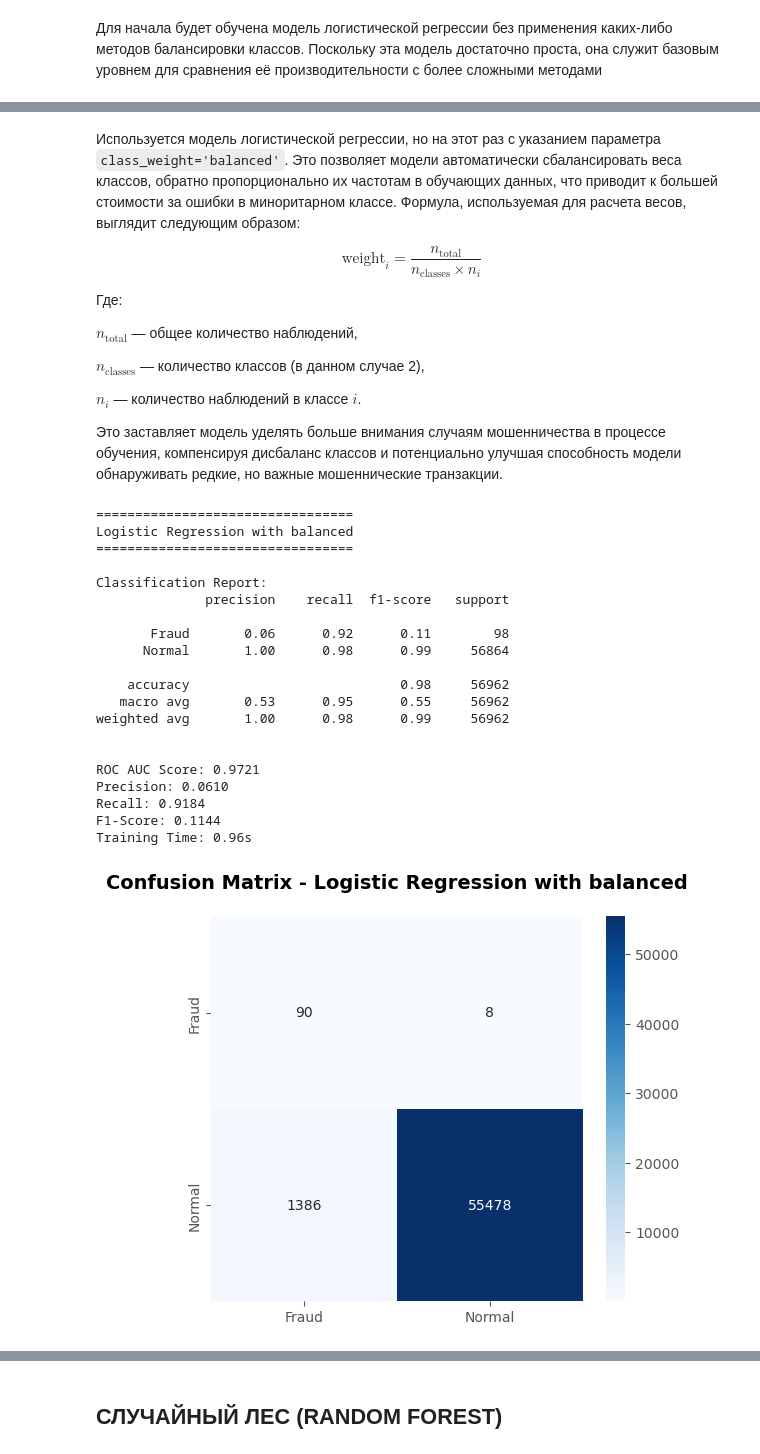
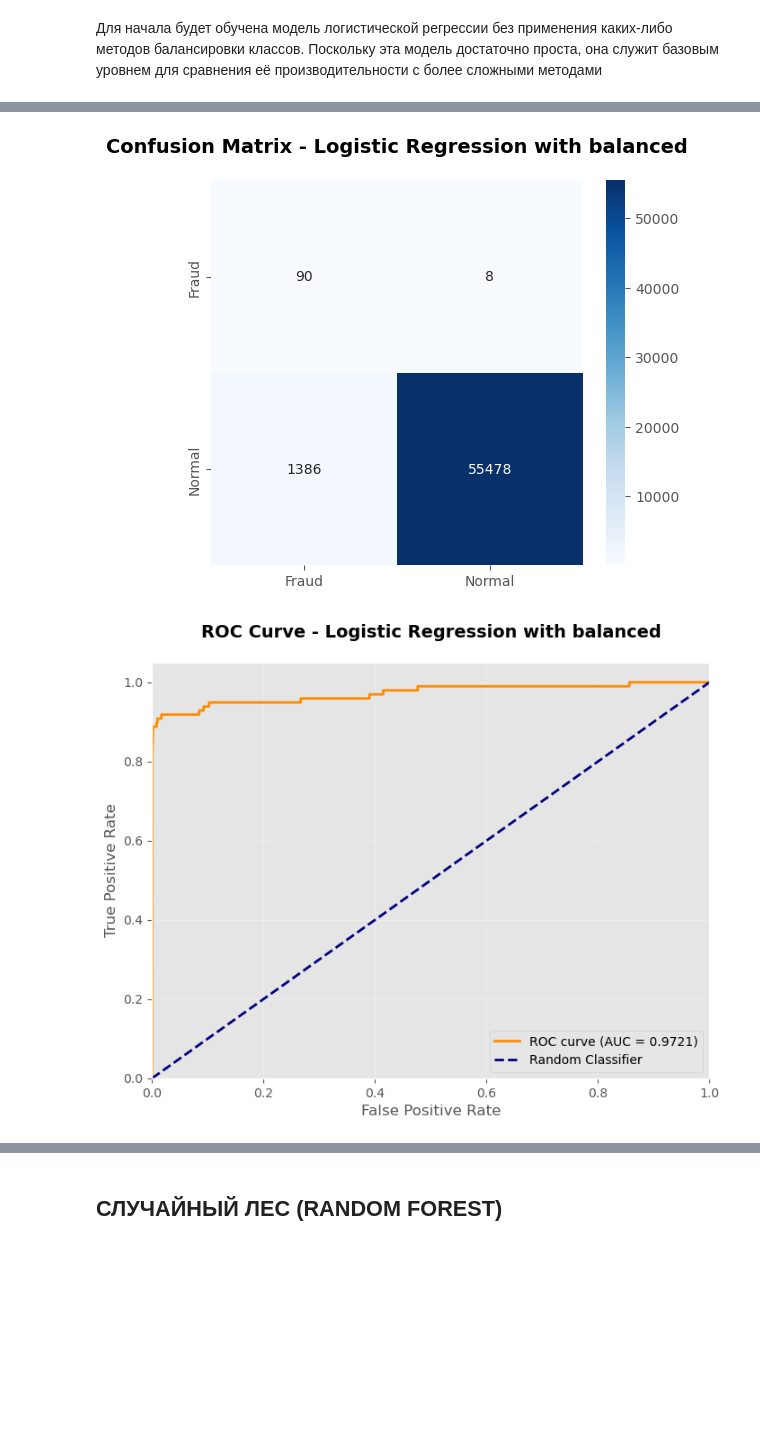
Before and after one commit to 0xJakuzya/Credit-Fraud-Detection, a Jupyter notebook: Part02 - Credit-Fraud-Detection - Predictive Model.ipynb, the cells around one changed output, grey strips where cells are left out. Drawn from its saved outputs; the diff is of its cells as text; code cells hidden in the pictures; blank space fills up the shorter version.

```diff
--- a/Part02 - Credit-Fraud-Detection - Predictive Model.ipynb
+++ b/Part02 - Credit-Fraud-Detection - Predictive Model.ipynb
@@ -255,50 +217,16 @@ Training Time: 0.45s
-# %% [markdown]
-Используется модель логистической регрессии, но на этот раз с указанием параметра `class_weight='balanced'`. Это позволяет модели автоматически сбалансировать веса классов, обратно пропорционально их частотам в обучающих данных, что приводит к большей стоимости за ошибки в миноритарном классе. Формула, используемая для расчета весов, выглядит следующим образом:
-
-$$
-\text{weight}_i = \frac{n_{\text{total}}}{n_{\text{classes}} \times n_i}
-$$
-
-Где:
-
-$n_{\text{total}}$ — общее количество наблюдений,
-
-$n_{\text{classes}}$ — количество классов (в данном случае 2),
-
-$n_i$ — количество наблюдений в классе $i$.
-
-Это заставляет модель уделять больше внимания случаям мошенничества в процессе обучения, компенсируя дисбаланс классов и потенциально улучшая способность модели обнаруживать редкие, но важные мошеннические транзакции.
 # %%
 lr_balanced = LogisticRegression(class_weight='balanced', random_state=42, max_iter=1000)
 results_lr_balanced = train_model(
     model=lr_balanced,
     X_train=X_train,
     y_train=y_train,
     X_test=X_test,
     y_test=y_test,
     model_name="Logistic Regression with balanced",
+    show_roc_auc=True,
     show_confusion_matrix=True
 )
 # %% [output]
-=================================
-Logistic Regression with balanced
-=================================
-
-Classification Report:
-              precision    recall  f1-score   support
-
-       Fraud       0.06      0.92      0.11        98
-      Normal       1.00      0.98      0.99     56864
-
-    accuracy                           0.98     56962
-   macro avg       0.53      0.95      0.55     56962
-weighted avg       1.00      0.98      0.99     56962
-
-
-ROC AUC Score: 0.9721
-Precision: 0.0610
-Recall: 0.9184
-F1-Score: 0.1144
-Training Time: 0.96s
 [figure]
+[figure, added]
 # %% [markdown]
```
Also changed, not shown: parts of 29 cells of this notebook, 1 other file.
